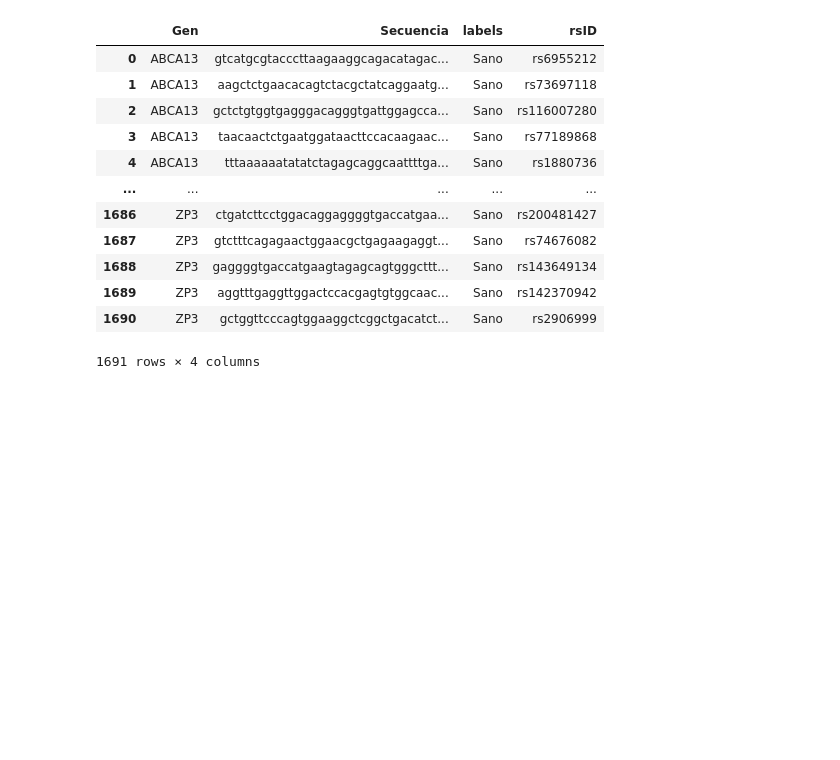
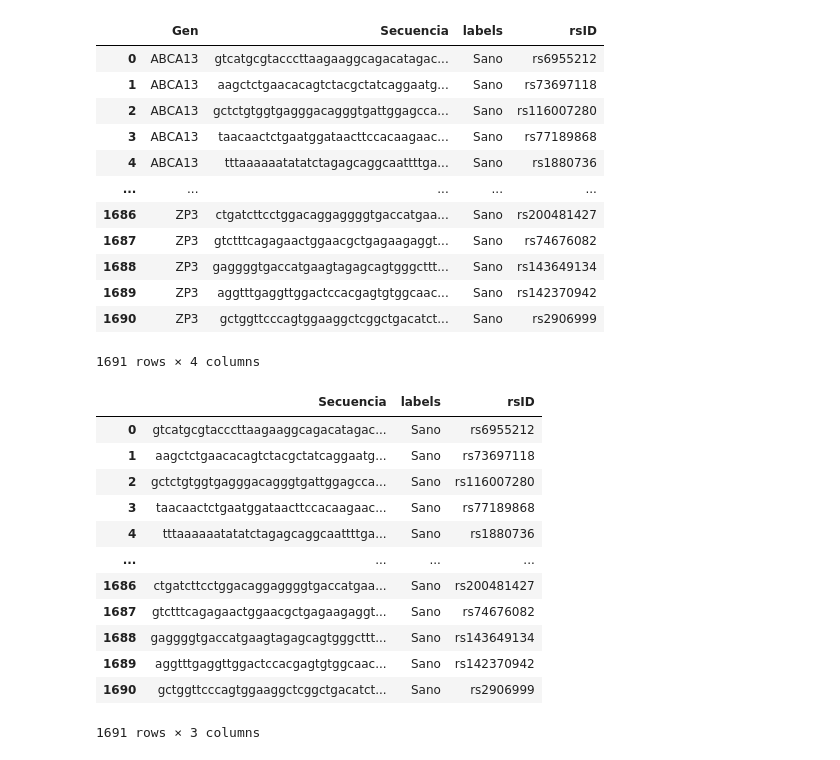
Before and after one commit to jbs1009/TFM_Jorge_Bermejo_Sacristan, a Jupyter notebook: Secuencias_ClinVar.ipynb, the cells around one changed output. Drawn from its saved outputs; the diff is of its cells as text; code cells hidden in the pictures; blank space fills up the shorter version.

```diff
--- a/Secuencias_ClinVar.ipynb
+++ b/Secuencias_ClinVar.ipynb
@@ -162,3 +162,21 @@ df_nuevas_sanas
 | 1689 | ZP3 | aggtttgaggttggactccacgagtgtggcaac... | Sano | rs142370942 |
 | 1690 | ZP3 | gctggttcccagtggaaggctcggctgacatct... | Sano | rs2906999 |
 1691 rows × 4 columns
+# %%
+df_nuevas_sanas = df_nuevas_sanas[["Secuencia", "labels", "rsID"]]
+# %%
+df_nuevas_sanas
+# %% [output]
+|  | Secuencia | labels | rsID |
+| 0 | gtcatgcgtacccttaagaaggcagacatagac... | Sano | rs6955212 |
+| 1 | aagctctgaacacagtctacgctatcaggaatg... | Sano | rs73697118 |
+| 2 | gctctgtggtgagggacagggtgattggagcca... | Sano | rs116007280 |
+| 3 | taacaactctgaatggataacttccacaagaac... | Sano | rs77189868 |
+| 4 | tttaaaaaatatatctagagcaggcaattttga... | Sano | rs1880736 |
+| ... | ... | ... | ... |
+| 1686 | ctgatcttcctggacaggaggggtgaccatgaa... | Sano | rs200481427 |
+| 1687 | gtctttcagagaactggaacgctgagaagaggt... | Sano | rs74676082 |
+| 1688 | gaggggtgaccatgaagtagagcagtgggcttt... | Sano | rs143649134 |
+| 1689 | aggtttgaggttggactccacgagtgtggcaac... | Sano | rs142370942 |
+| 1690 | gctggttcccagtggaaggctcggctgacatct... | Sano | rs2906999 |
+1691 rows × 3 columns
```
Also changed, not shown: parts of 6 cells of this notebook.
